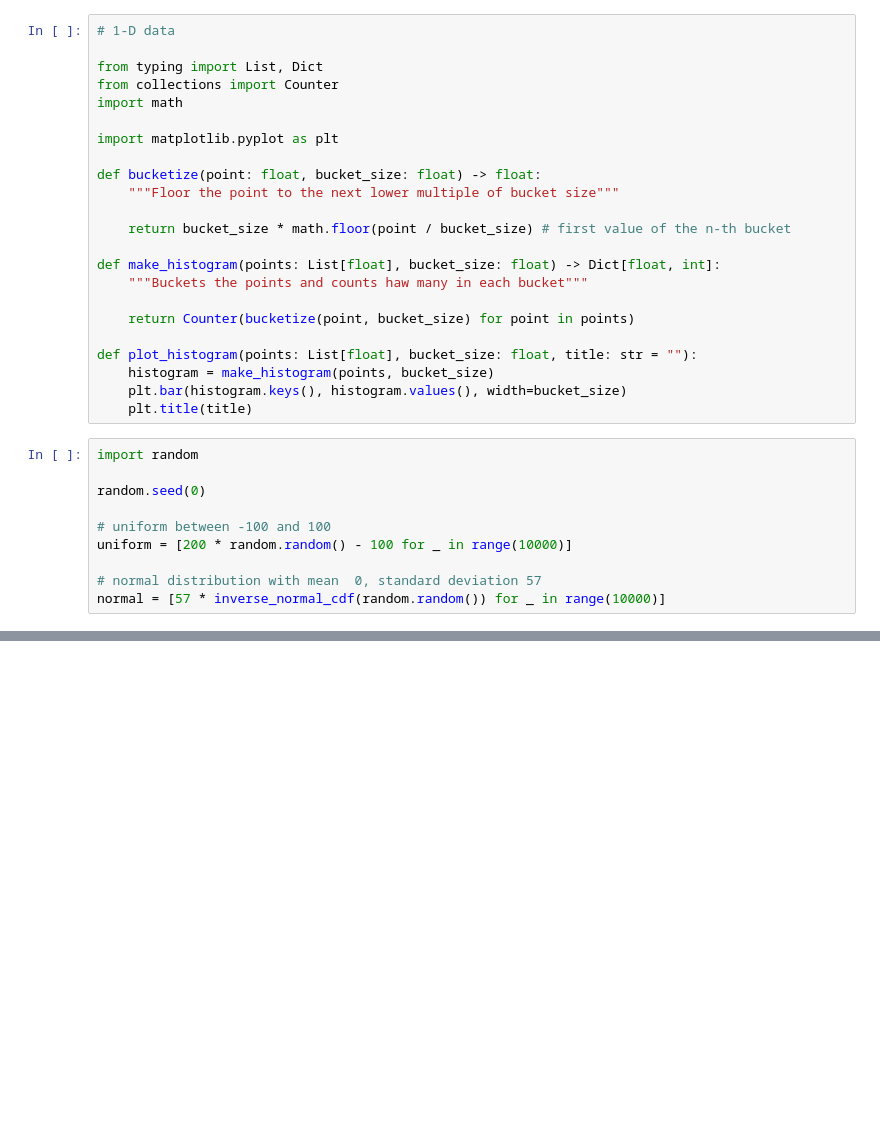
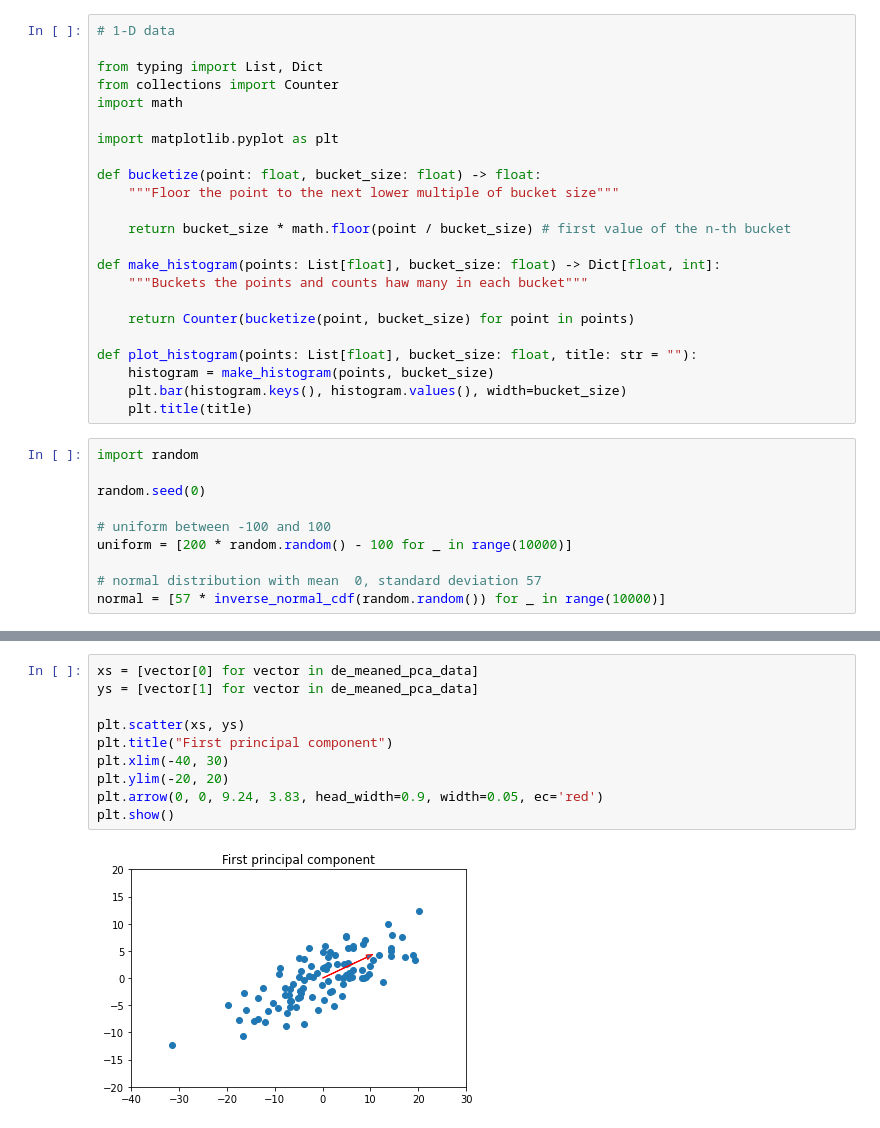
Before and after one commit to hosubl/data-science-from-scratch-by-myself, a Jupyter notebook: ch10_working_with_data.ipynb, the cells around one changed output, grey strips where cells are left out. Drawn from its saved outputs; the diff is of its cells as text; blank space fills up the shorter version.

```diff
--- a/ch10_working_with_data.ipynb
+++ b/ch10_working_with_data.ipynb
@@ -115,0 +573,12 @@ plt.show()
+# %%
+xs = [vector[0] for vector in de_meaned_pca_data]
+ys = [vector[1] for vector in de_meaned_pca_data]
+
+plt.scatter(xs, ys)
+plt.title("First principal component")
+plt.xlim(-40, 30)
+plt.ylim(-20, 20)
+plt.arrow(0, 0, 9.24, 3.83, head_width=0.9, width=0.05, ec='red')
+plt.show()
+# %% [output]
+[figure, added]
```
Also changed, not shown: parts of 34 cells of this notebook.
